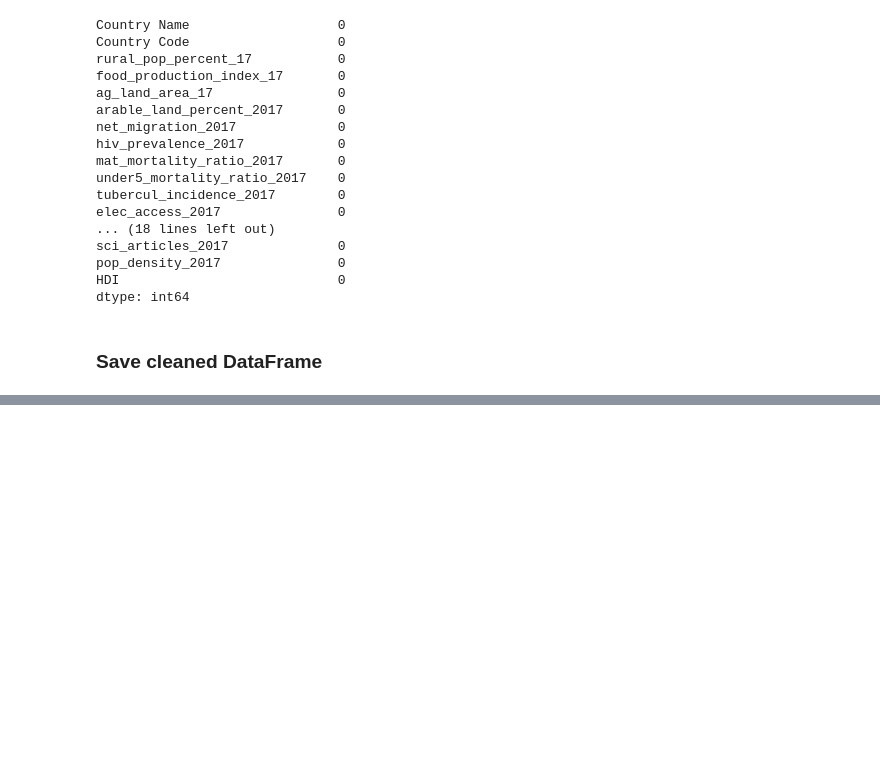
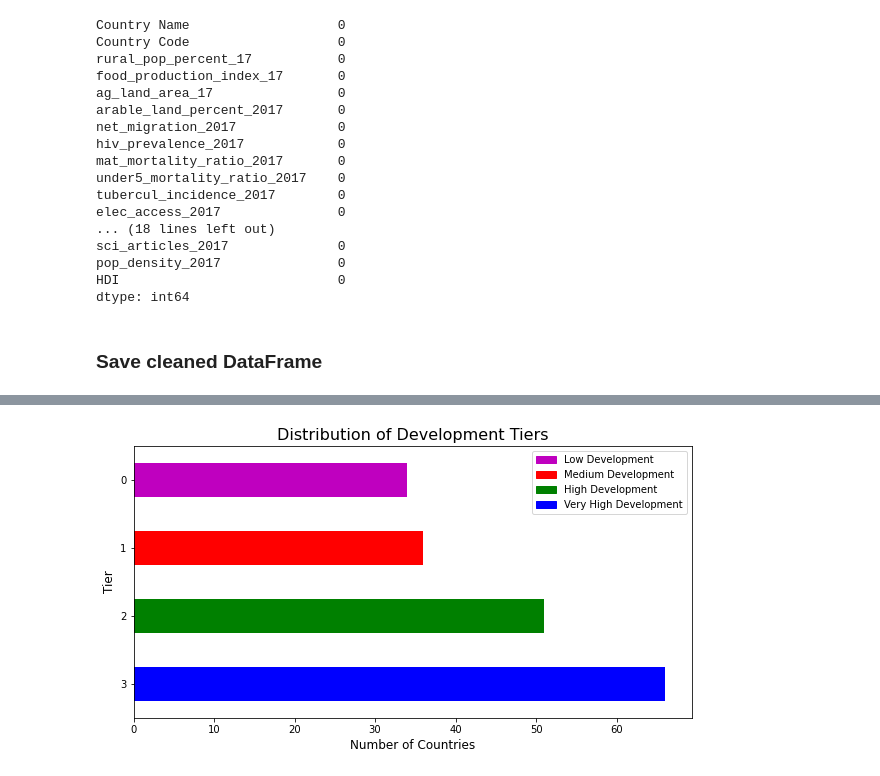
Before and after one commit to pemurp19/Predicting-HDI---Human-Development-Indicators, a Jupyter notebook: code/Data_Cleaning.ipynb, the cells around one changed output, grey strips where cells are left out. Saved outputs shown, nothing was run; the diff lists cells and outputs as text; code cells hidden in the pictures; blank space fills up the shorter version.

```diff
--- a/code/Data_Cleaning.ipynb
+++ b/code/Data_Cleaning.ipynb
@@ -885,0 +915,3 @@ df.to_csv('../datasets/cleaned_data.csv', index=False)
+# %%
+# adding the development categorizations
+df['development'] = df['HDI'].map(lambda x: 'low' if x < 0.55 else ('medium' if  x <= 0.699 else ('high' if x <= 0.799 else ('very high'))))
@@ -885,0 +928,4 @@ df.to_csv('../datasets/cleaned_data.csv', index=False)
+# %%
+# Adding a range for each of the development categorizations for modeling
+df['dev_tier'] = df['development'].map({'low': 0, 'medium': 1, 'high': 2, 'very high': 3})
+df.head()
@@ -885,0 +940,19 @@ df.to_csv('../datasets/cleaned_data.csv', index=False)
+# %%
+# mpatches library was sourced from matplotlib documentation: https://matplotlib.org/stable/api/patches_api.html
+
+plt.figure(figsize = (10,5))
+
+colormapping = {0:'blue',1:'green',2:'red', 3:'yellow'}
+(df['dev_tier'].value_counts()).plot(kind = 'barh', color = ['b','g','r','m'])
+
+plt.title('Distribution of Development Tiers', fontsize = 16)
+plt.ylabel('Tier', fontsize = 12)
+plt.xlabel('Number of Countries', fontsize = 12);
+
+low = mpatches.Patch(color='m', label='Low Development')
+med = mpatches.Patch(color='r', label='Medium Development')
+hi = mpatches.Patch(color='g', label= 'High Development')
+vhi = mpatches.Patch(color='b', label='Very High Development')
+plt.legend(handles=[low,med,hi,vhi], loc=1);
+# %% [output]
+[figure, added]
```
Also changed, not shown: parts of 7 cells of this notebook, 4 other files.
